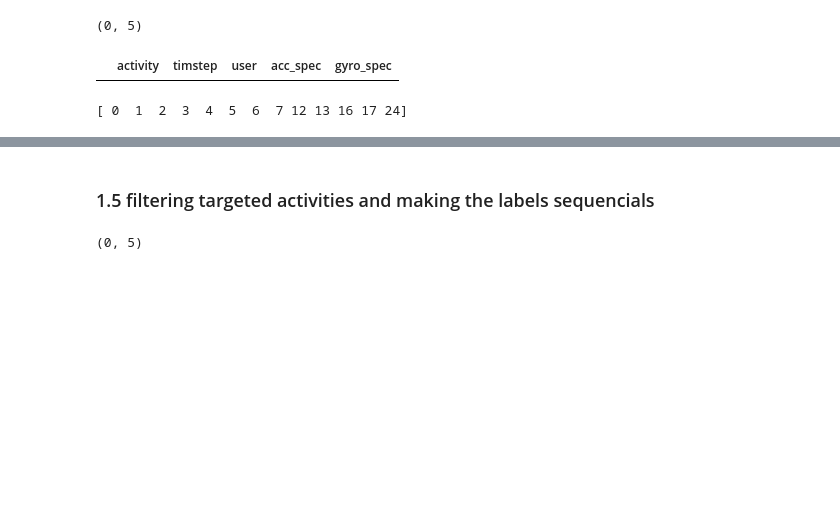
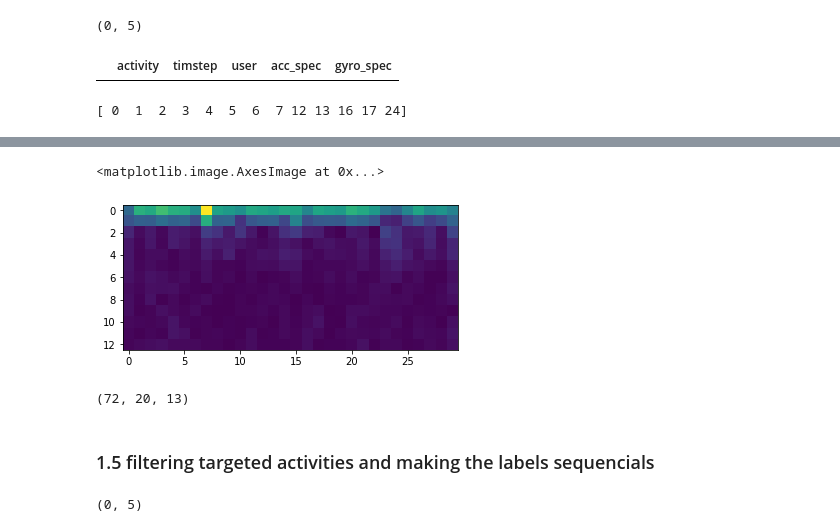
Before and after one commit to nnnnmj/AttnSense-pytorch, a Jupyter notebook: AttnSense.ipynb, the cells around one changed output, grey strips where cells are left out. Saved outputs shown, nothing was run; the diff lists cells and outputs as text; code cells hidden in the pictures; blank space fills up the shorter version.

```diff
--- a/AttnSense.ipynb
+++ b/AttnSense.ipynb
@@ -269,3 +245,20 @@ df.shape
+# %%
+plt.imshow(abs(Zxx)[:,:30])
+# %% [output]
+<matplotlib.image.AxesImage at 0x...>
+[figure, added]
+# %%
+x = ccc.T
+input = []
+for i in range(0,len(x),15):
+    if i+20 <= len(x):
+        input.append(x[i:i+20])
+    else:
+        break
+input = np.array(input)
+print(input.shape)
+# %% [output]
+(72, 20, 13)
 # %% [markdown]
 ### 1.5 filtering targeted activities and making the labels sequencials
 # %%
```
Also changed, not shown: parts of 42 cells of this notebook, 2 other files.
